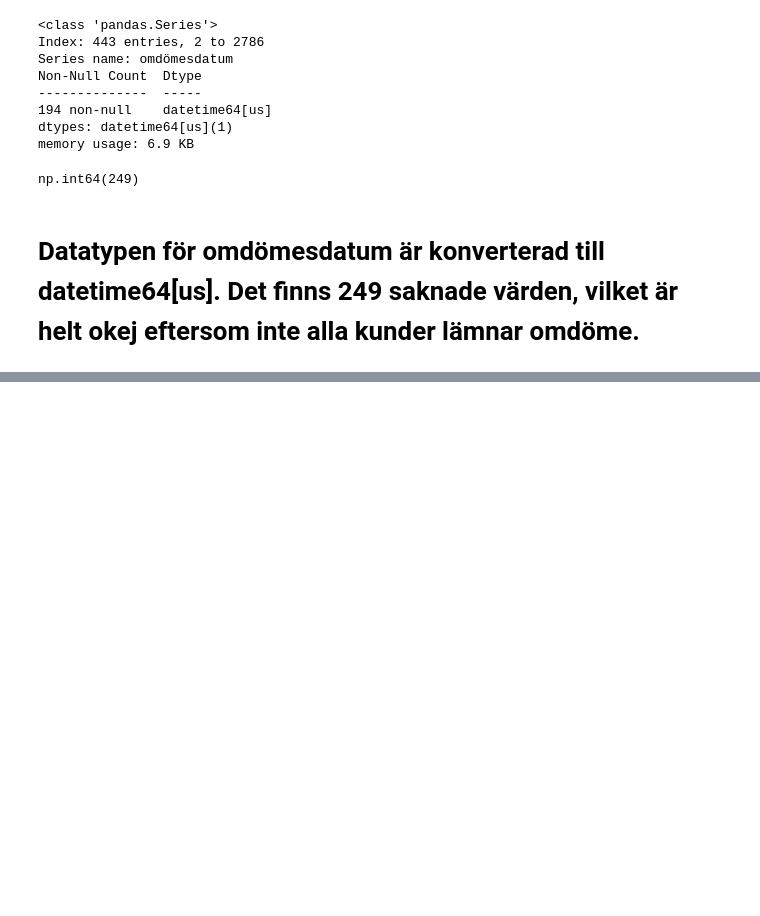
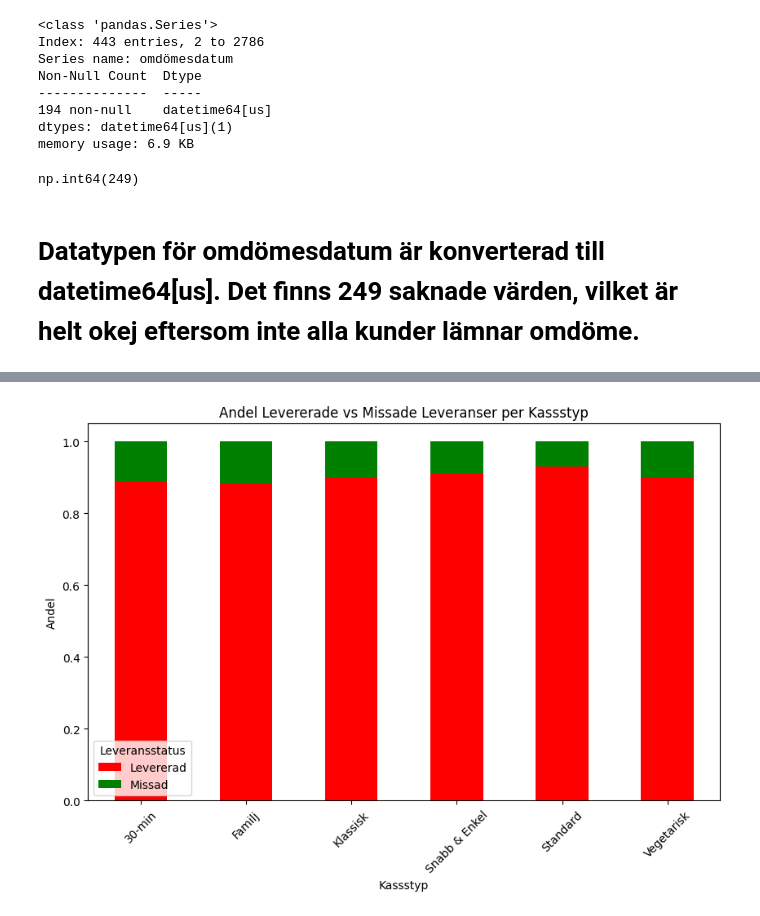
Before and after one commit to agneselner/matkassen-etl-pipeline, a Jupyter notebook: matkassen-etl/notebook/matkassen_tvattad.ipynb, the cells around one changed output, grey strips where cells are left out. Cells and saved outputs as stored; diff of their text form; code cells hidden in the pictures; blank space fills up the shorter version.

```diff
--- a/matkassen-etl/notebook/matkassen_tvattad.ipynb
+++ b/matkassen-etl/notebook/matkassen_tvattad.ipynb
@@ -1034,0 +1365,7 @@ np.int64(249)
+# %%
+# Om veckapris inte är float, konvertera först
+df['veckapris'] = df['veckapris'].replace('[SEK,]', '', regex=True).astype(float)
+
+# KPI: Genomsnittligt veckapris per kassstyp
+kpi1 = df.groupby('kasstyp')['veckapris'].mean()
+print(kpi1)
@@ -1034,0 +1393,16 @@ np.int64(249)
+# %%
+import matplotlib.pyplot as plt
+
+# Data jag redan har
+leverans_perc = df.groupby('kasstyp')['leveransstatus'].value_counts(normalize=True).unstack()
+
+# Rita diagrammet
+leverans_perc.plot(kind='bar', stacked=True, figsize=(10,6), color=['red','green'])
+plt.title('Andel Levererade vs Missade Leveranser per Kassstyp')
+plt.ylabel('Andel')
+plt.xlabel('Kassstyp')
+plt.legend(title='Leveransstatus')
+plt.xticks(rotation=45)
+plt.show()
+# %% [output]
+[figure, added]
```
Also changed, not shown: parts of 21 cells of this notebook, 5 other files.
